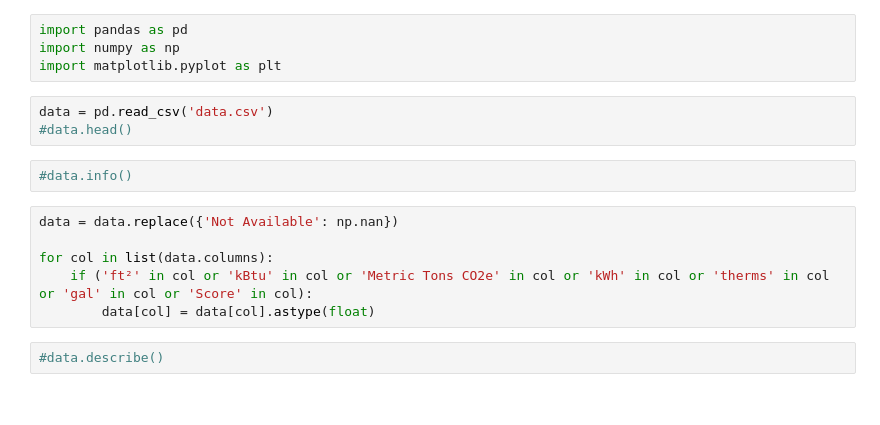
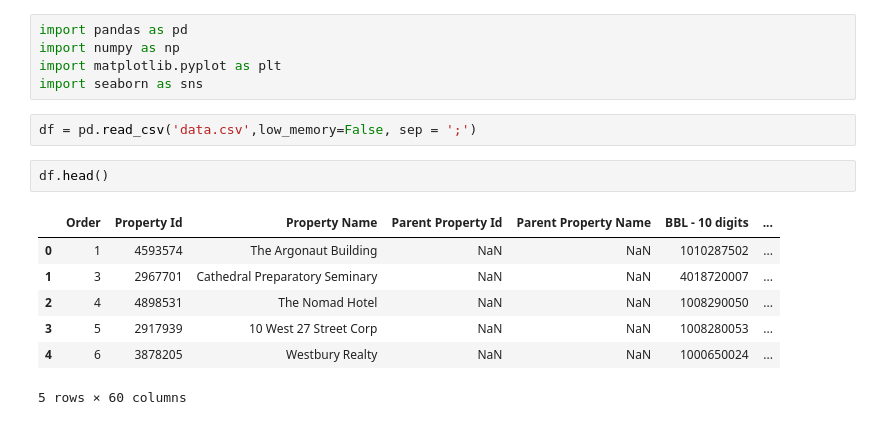
Before and after one commit to Karamax/SAI1, a Jupyter notebook: L6/NewYorkEnergyDataAnalyse.ipynb, the cells around one changed output. Cells and saved outputs as stored; diff of their text form.

```diff
--- a/L6/NewYorkEnergyDataAnalyse.ipynb
+++ b/L6/NewYorkEnergyDataAnalyse.ipynb
@@ -2,16 +2,16 @@
 import pandas as pd
 import numpy as np
 import matplotlib.pyplot as plt
+import seaborn as sns
 # %%
-data = pd.read_csv('data.csv')
-#data.head()
+df = pd.read_csv('data.csv',low_memory=False, sep = ';')
-# %%
-#data.info()
-# %%
-data = data.replace({'Not Available': np.nan})
-
-for col in list(data.columns):
-    if ('ft²' in col or 'kBtu' in col or 'Metric Tons CO2e' in col or 'kWh' in col or 'therms' in col or 'gal' in col or 'Score' in col):
-        data[col] = data[col].astype(float)
-# %%
-#data.describe()
+# %%
+df.head()
+# %% [output]
+|  | Order | Property Id | Property Name | Parent Property Id | Parent Property Name | BBL - 10 digits | ... |
+| 0 | 1 | 4593574 | The Argonaut Building | NaN | NaN | 1010287502 | ... |
+| 1 | 3 | 2967701 | Cathedral Preparatory Seminary | NaN | NaN | 4018720007 | ... |
+| 2 | 4 | 4898531 | The Nomad Hotel | NaN | NaN | 1008290050 | ... |
+| 3 | 5 | 2917939 | 10 West 27 Street Corp | NaN | NaN | 1008280053 | ... |
+| 4 | 6 | 3878205 | Westbury Realty | NaN | NaN | 1000650024 | ... |
+5 rows × 60 columns
```
Also changed, not shown: parts of 4 cells of this notebook.
